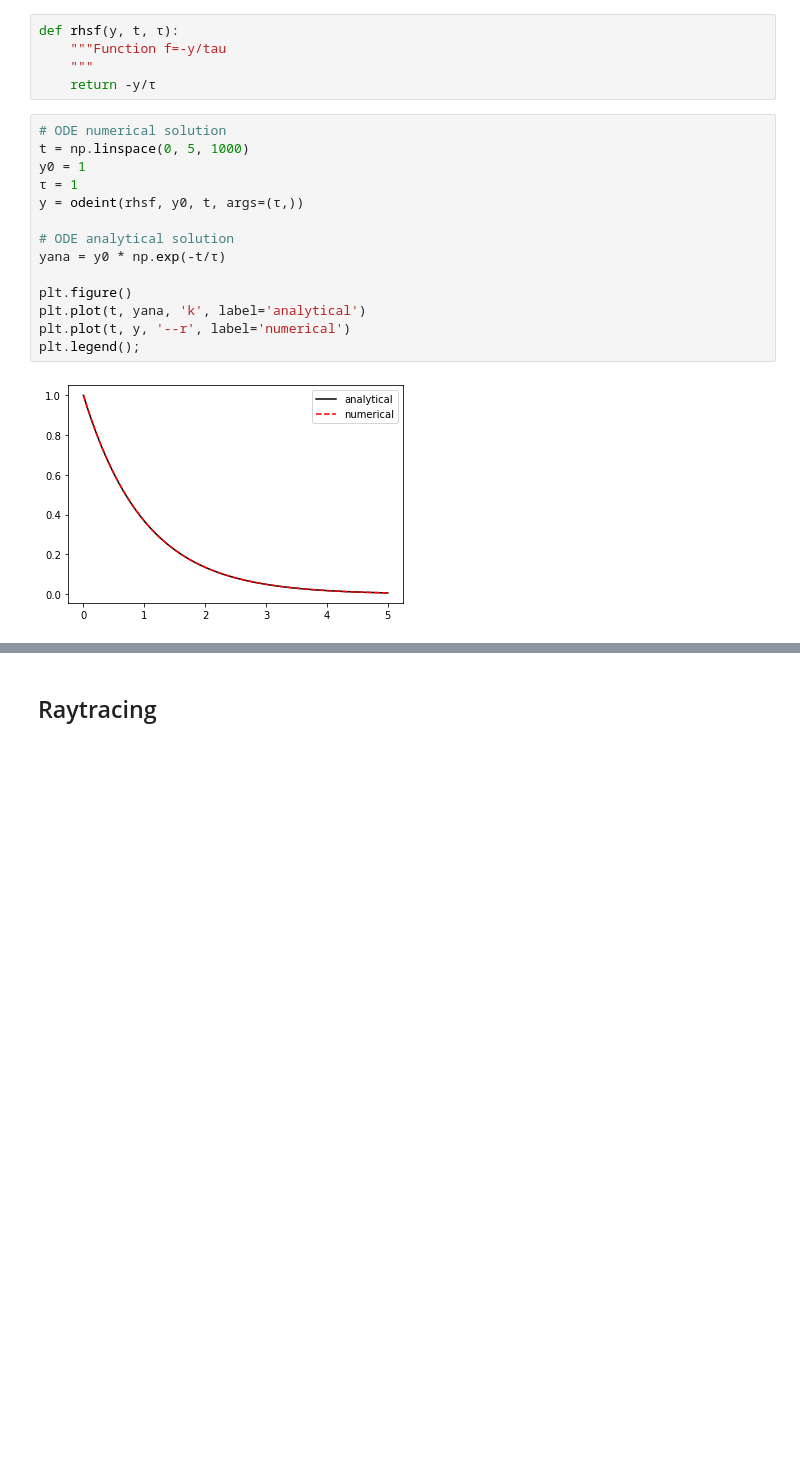
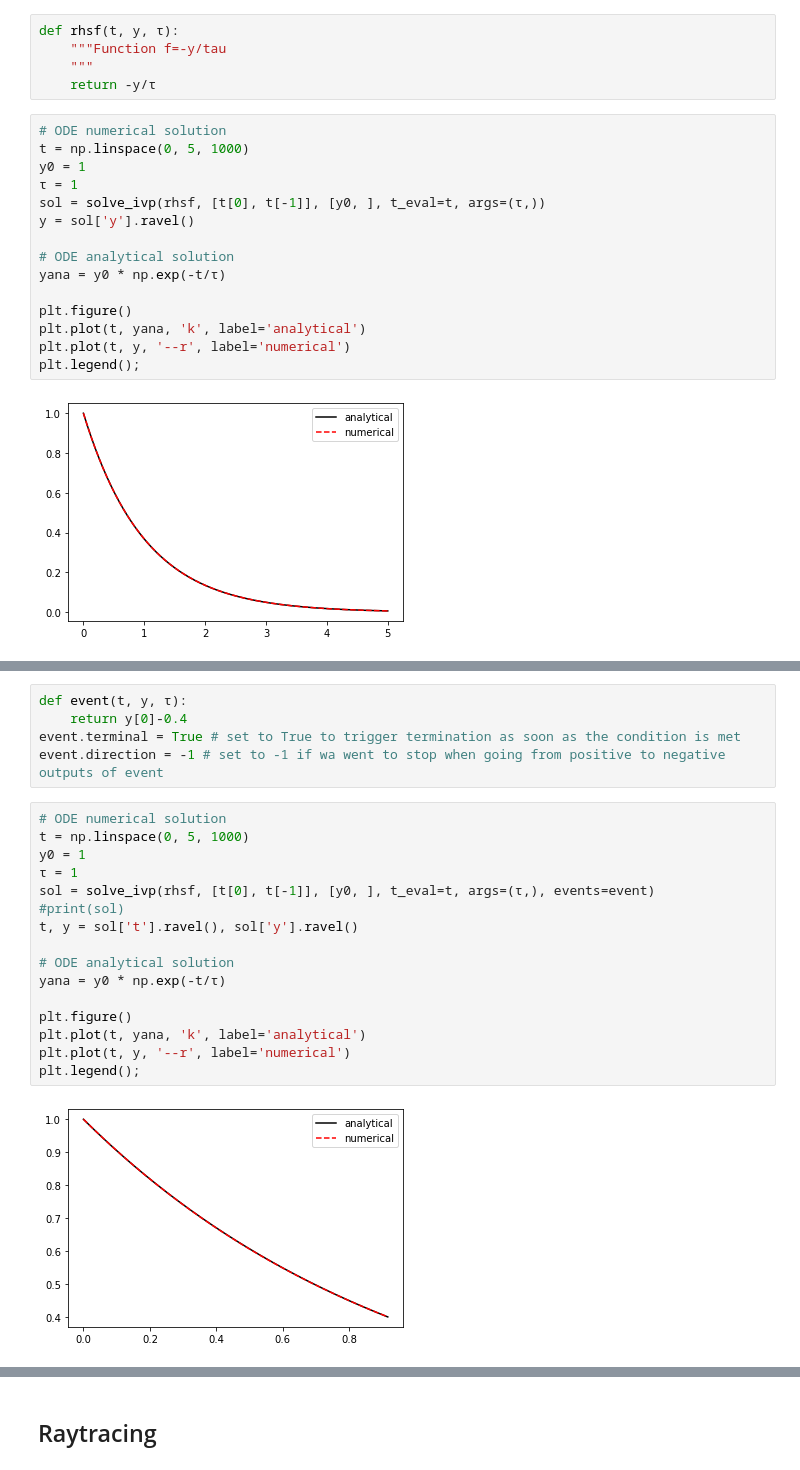
Before and after one commit to DIG-Kaust/Seismology, a Jupyter notebook: RayTrace/RayTrace.ipynb, the cells around one changed output, grey strips where cells are left out. Drawn from its saved outputs; the diff is of its cells as text; blank space fills up the shorter version.

```diff
--- a/RayTrace/RayTrace.ipynb
+++ b/RayTrace/RayTrace.ipynb
@@ -53,5 +53,5 @@ In order to use the routine `odeint` to solve this ODE numerically we need to fo
 # %%
-def rhsf(y, t, τ):
+def rhsf(t, y, τ):
     """Function f=-y/tau
     """
     return -y/τ
@@ -60,7 +60,8 @@ def rhsf(y, t, τ):
 t = np.linspace(0, 5, 1000)
 y0 = 1
 τ = 1
-y = odeint(rhsf, y0, t, args=(τ,))
+sol = solve_ivp(rhsf, [t[0], t[-1]], [y0, ], t_eval=t, args=(τ,))
+y = sol['y'].ravel()
 
 # ODE analytical solution
 yana = y0 * np.exp(-t/τ)
@@ -74 +79,24 @@ plt.legend();
+# %%
+def event(t, y, τ):
+    return y[0]-0.4
+event.terminal = True # set to True to trigger termination as soon as the condition is met
+event.direction = -1 # set to -1 if wa went to stop when going from positive to negative outputs of event
+# %%
+# ODE numerical solution
+t = np.linspace(0, 5, 1000)
+y0 = 1
+τ = 1
+sol = solve_ivp(rhsf, [t[0], t[-1]], [y0, ], t_eval=t, args=(τ,), events=event)
+#print(sol)
+t, y = sol['t'].ravel(), sol['y'].ravel()
+
+# ODE analytical solution
+yana = y0 * np.exp(-t/τ)
+
+plt.figure()
+plt.plot(t, yana, 'k', label='analytical')
+plt.plot(t, y, '--r', label='numerical')
+plt.legend();
+# %% [output]
+[figure, added]
 # %% [markdown]
```
Also changed, not shown: parts of 8 cells of this notebook.
